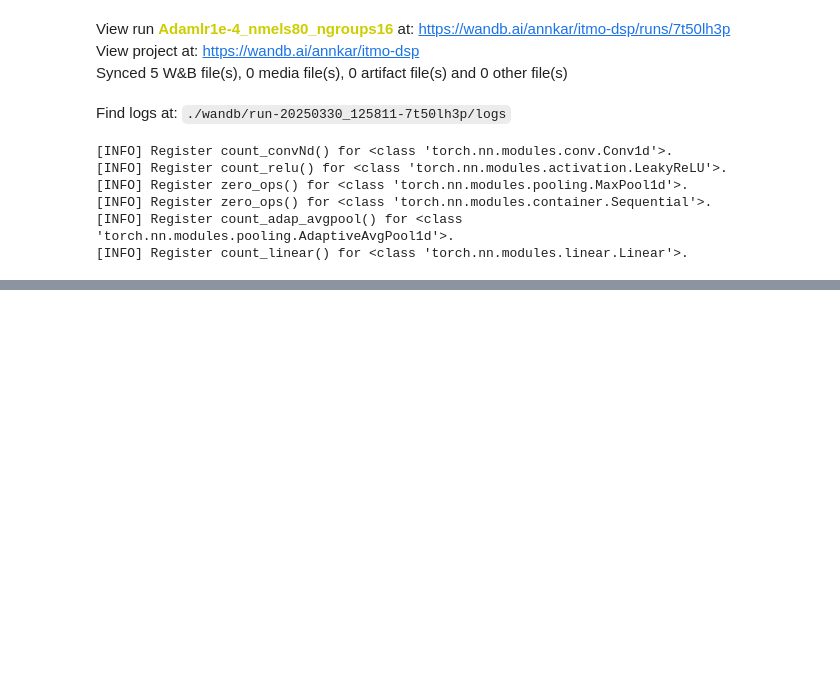
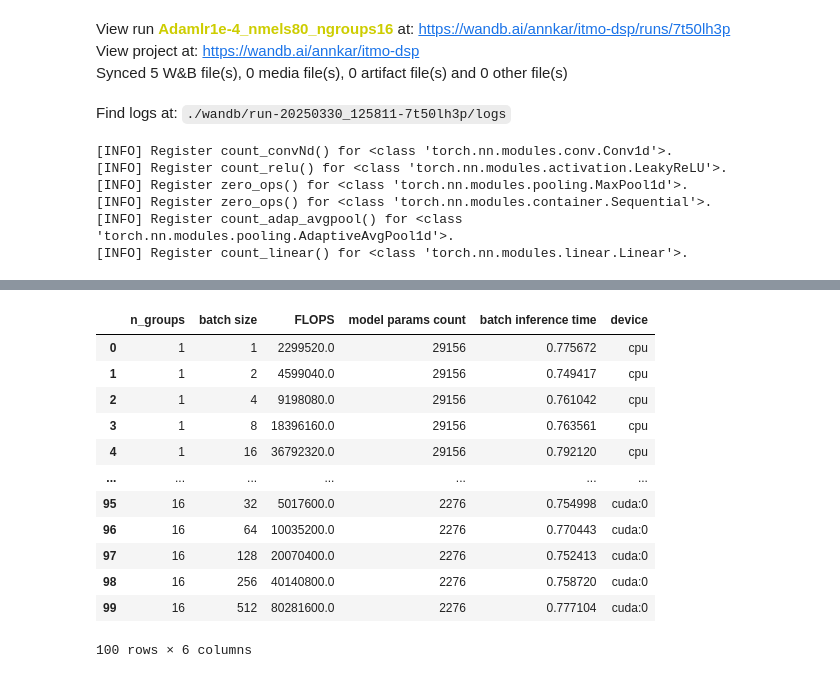
Before and after one commit to ankkarp/ITMO_GenSpeech, a Jupyter notebook: train.ipynb, the cells around one changed output, grey strips where cells are left out. Cells and saved outputs as stored; diff of their text form; code cells hidden in the pictures; blank space fills up the shorter version.

Commit message:
fixed flops and added plots

```diff
--- a/train.ipynb
+++ b/train.ipynb
@@ -79,9 +79,9 @@ def collate_fn(batch, pad_to_len=16000, label_enc=LABEL_ENC, device=device):
     return (padded_waveforms, encoded_labels)
 # %%
 class CNN(nn.Module):
-    def __init__(self, n_mels, n_groups=1, n_output=2, n_channel=32):
+    def __init__(self, n_mels, n_groups=1, n_output=2, n_channel=32, device='cpu'):
         super().__init__()
-        self.feature_extractor = LogMelFilterBanks(n_mels=n_mels)
+        self.feature_extractor = LogMelFilterBanks(n_mels=n_mels, device=device)
         self.conv1 = nn.Sequential(
             nn.Conv1d(n_mels, n_channel, kernel_size=8, stride=1, groups=n_groups),
             nn.LeakyReLU(),
@@ -96,6 +96,7 @@ class CNN(nn.Module):
         self.flatten = nn.Flatten()
         self.fc2 = nn.Linear(n_channel * 4, n_output)
         self.func = nn.Sigmoid()
+        self.to(device)
 
 
     def forward(self, x):
@@ -111,8 +112,8 @@ class CNN(nn.Module):
     def count_parameters(self):
         return sum(p.numel() for p in self.parameters() if p.requires_grad)
 
-    def count_flops(self, x=None):
-        return profile(self, [x])[1]
+    def count_flops(self, x):
+        return profile(self, [x])[0]
 # %%
 class ModelTrainer:
     def __init__(self, train_loader, val_loader,
@@ -371,0 +359,13 @@ n_groups_dict
+# %%
+data = []
+n_groups = [1, 2, 4, 8, 16]
+for n in n_groups:
+    for device in ['cpu', 'cuda:0']:
+        model = CNN(n_mels=80, n_groups=n, device=device)
+        for batch_sz_log2 in tqdm(range(10)):
+            batch_sz = 2 ** batch_sz_log2
+            t0 = time.time()
+            flops = model.count_flops(next(iter(test_loader))[0][:batch_sz].to(device))
+            t_batch = time.time() - t0
+            data.append([n, batch_sz, flops, model.count_parameters(), t_batch, device])
+        clear_output()
@@ -371,0 +392,17 @@ n_groups_dict
+# %%
+df = pd.DataFrame(data, columns=['n_groups', 'batch size', 'FLOPS', 'model params count', 'batch inference time', 'device'])
+df
+# %% [output]
+|  | n_groups | batch size | FLOPS | model params count | batch inference time | device |
+| 0 | 1 | 1 | 2299520.0 | 29156 | 0.775672 | cpu |
+| 1 | 1 | 2 | 4599040.0 | 29156 | 0.749417 | cpu |
+| 2 | 1 | 4 | 9198080.0 | 29156 | 0.761042 | cpu |
+| 3 | 1 | 8 | 18396160.0 | 29156 | 0.763561 | cpu |
+| 4 | 1 | 16 | 36792320.0 | 29156 | 0.792120 | cpu |
+| ... | ... | ... | ... | ... | ... | ... |
+| 95 | 16 | 32 | 5017600.0 | 2276 | 0.754998 | cuda:0 |
+| 96 | 16 | 64 | 10035200.0 | 2276 | 0.770443 | cuda:0 |
+| 97 | 16 | 128 | 20070400.0 | 2276 | 0.752413 | cuda:0 |
+| 98 | 16 | 256 | 40140800.0 | 2276 | 0.758720 | cuda:0 |
+| 99 | 16 | 512 | 80281600.0 | 2276 | 0.777104 | cuda:0 |
+100 rows × 6 columns
```
Also changed, not shown: parts of 10 cells of this notebook.
